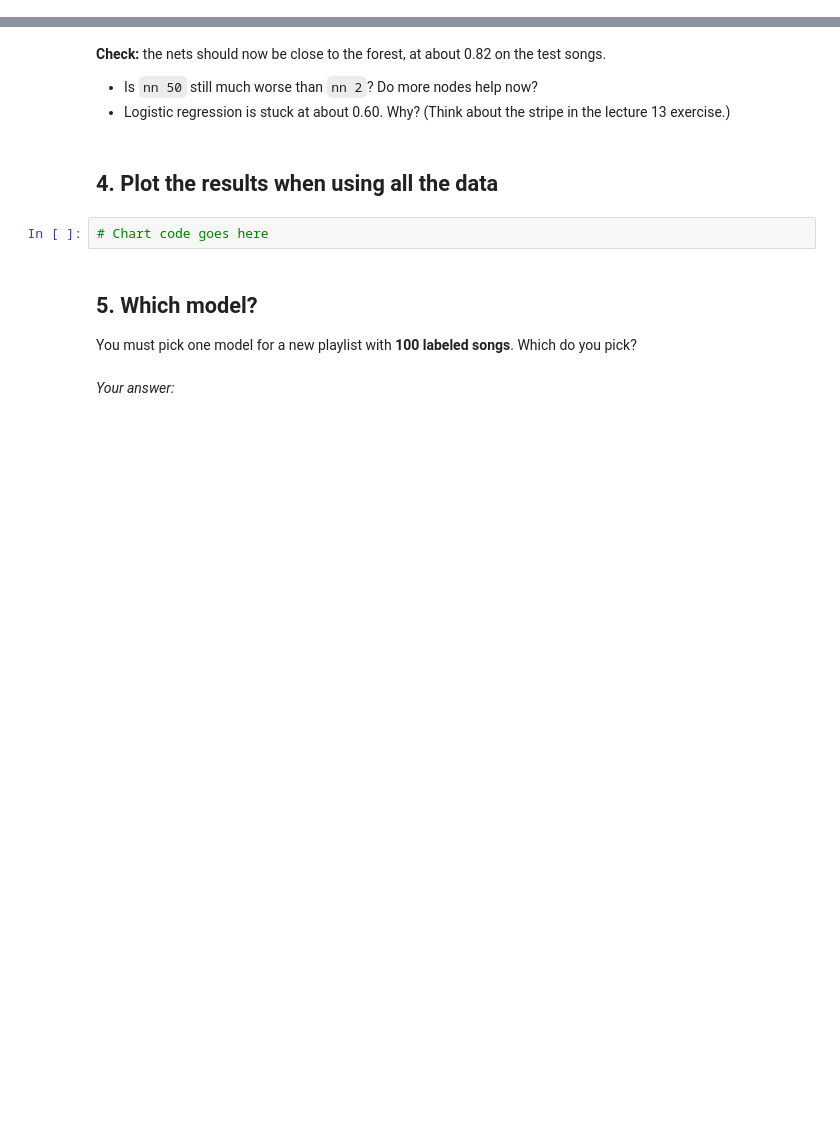
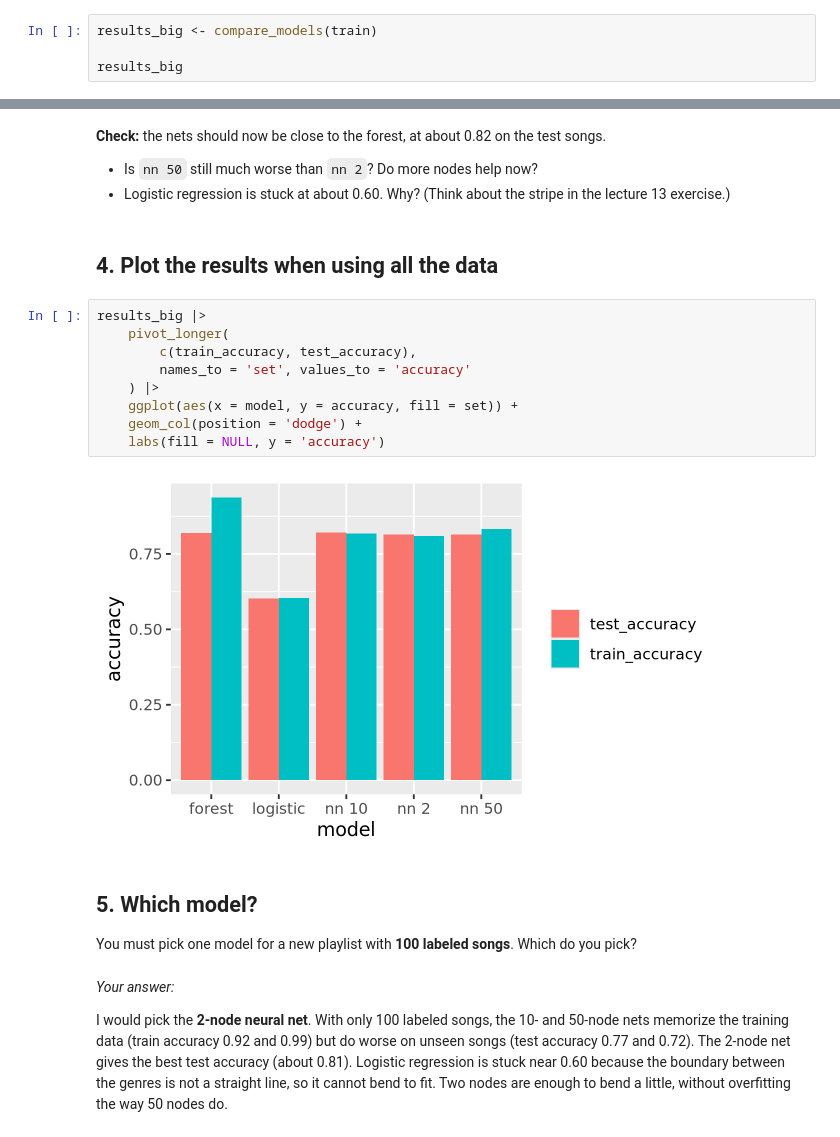
Before and after one commit to lusealeo/codespace, a Jupyter notebook: exercises/16-nn-exercise.ipynb, the cells around one changed output, grey strips where cells are left out. Saved outputs shown, nothing was run; the diff lists cells and outputs as text; blank space fills up the shorter version.

```diff
--- a/exercises/16-nn-exercise.ipynb
+++ b/exercises/16-nn-exercise.ipynb
@@ -108,3 +145,7 @@ Pick a visualization for the output and make the chart below. Write the code by
 ## 3. More data
 
 Run `compare_models()` again, with all of `train` (about 5,500 songs).
+# %%
+results_big <- compare_models(train)
+
+results_big
@@ -116,10 +164,21 @@ Run `compare_models()` again, with all of `train` (about 5,500 songs).
 # %% [markdown]
 ## 4. Plot the results when using all the data
 # %%
-# Chart code goes here
+results_big |>
+    pivot_longer(
+        c(train_accuracy, test_accuracy),
+        names_to = 'set', values_to = 'accuracy'
+    ) |>
+    ggplot(aes(x = model, y = accuracy, fill = set)) +
+    geom_col(position = 'dodge') +
+    labs(fill = NULL, y = 'accuracy')
+# %% [output]
+[figure, added]
 # %% [markdown]
 ## 5. Which model?
 
 You must pick one model for a new playlist with **100 labeled songs**. Which do you pick?
 # %% [markdown]
 *Your answer:*
+
+I would pick the **2-node neural net**. With only 100 labeled songs, the 10- and 50-node nets memorize the training data (train accuracy 0.92 and 0.99) but do worse on unseen songs (test accuracy 0.77 and 0.72). The 2-node net gives the best test accuracy (about 0.81). Logistic regression is stuck near 0.60 because the boundary between the genres is not a straight line, so it cannot bend to fit. Two nodes are enough to bend a little, without overfitting the way 50 nodes do.
```
Also changed, not shown: parts of 5 cells of this notebook, 1 other file.
